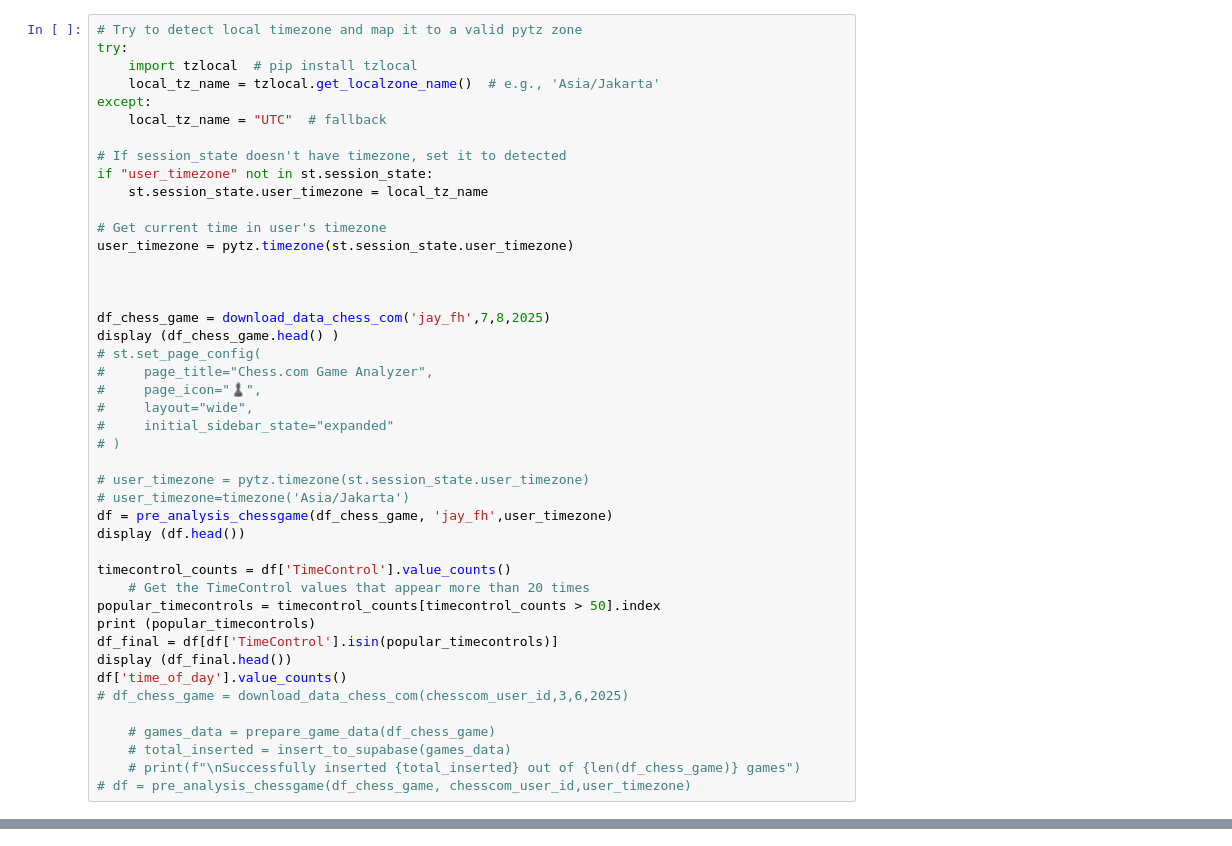
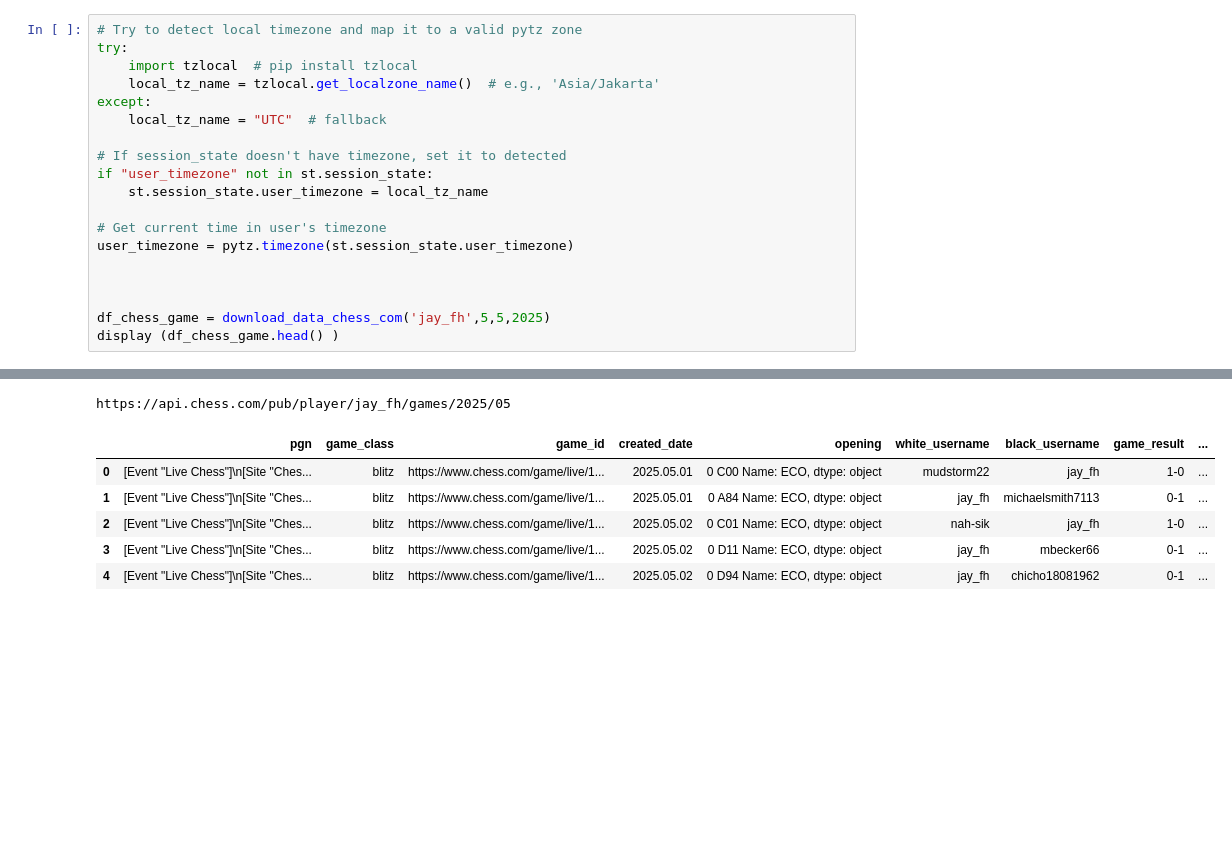
Before and after one commit to Jayfetra/streamlit_goodreads_app, a Jupyter notebook: chess_check.ipynb, the cells around one changed output, grey strips where cells are left out. Drawn from its saved outputs; the diff is of its cells as text; blank space fills up the shorter version.

```diff
--- a/chess_check.ipynb
+++ b/chess_check.ipynb
@@ -55,30 +75,6 @@ user_timezone = pytz.timezone(st.session_state.user_timezone)
 
 
 
-df_chess_game = download_data_chess_com('jay_fh',7,8,2025)
+df_chess_game = download_data_chess_com('jay_fh',5,5,2025)
 display (df_chess_game.head() )
-# st.set_page_config(
-#     page_title="Chess.com Game Analyzer",
-#     page_icon="♟️",
-#     layout="wide",
-#     initial_sidebar_state="expanded"
-# )
-
-# user_timezone = pytz.timezone(st.session_state.user_timezone)
-# user_timezone=timezone('Asia/Jakarta')
-df = pre_analysis_chessgame(df_chess_game, 'jay_fh',user_timezone)
-display (df.head())
-
-timecontrol_counts = df['TimeControl'].value_counts()
-    # Get the TimeControl values that appear more than 20 times
-popular_timecontrols = timecontrol_counts[timecontrol_counts > 50].index
-print (popular_timecontrols)
-df_final = df[df['TimeControl'].isin(popular_timecontrols)]
-display (df_final.head())
-df['time_of_day'].value_counts()
-# df_chess_game = download_data_chess_com(chesscom_user_id,3,6,2025)
-
-    # games_data = prepare_game_data(df_chess_game)
-    # total_inserted = insert_to_supabase(games_data)
-    # print(f"\nSuccessfully inserted {total_inserted} out of {len(df_chess_game)} games")
-# df = pre_analysis_chessgame(df_chess_game, chesscom_user_id,user_timezone)
+# %% [output]
@@ -85 +82,8 @@ df['time_of_day'].value_counts()
+https://api.chess.com/pub/player/jay_fh/games/2025/05
+|  | pgn | game_class | game_id | created_date | opening | white_username | black_username | game_result | ... |
+| 0 | [Event "Live Chess"]\n[Site "Ches... | blitz | https://www.chess.com/game/live/1... | 2025.05.01 | 0 C00 Name: ECO, dtype: object | mudstorm22 | jay_fh | 1-0 | ... |
+| 1 | [Event "Live Chess"]\n[Site "Ches... | blitz | https://www.chess.com/game/live/1... | 2025.05.01 | 0 A84 Name: ECO, dtype: object | jay_fh | michaelsmith7113 | 0-1 | ... |
+| 2 | [Event "Live Chess"]\n[Site "Ches... | blitz | https://www.chess.com/game/live/1... | 2025.05.02 | 0 C01 Name: ECO, dtype: object | nah-sik | jay_fh | 1-0 | ... |
+| 3 | [Event "Live Chess"]\n[Site "Ches... | blitz | https://www.chess.com/game/live/1... | 2025.05.02 | 0 D11 Name: ECO, dtype: object | jay_fh | mbecker66 | 0-1 | ... |
+| 4 | [Event "Live Chess"]\n[Site "Ches... | blitz | https://www.chess.com/game/live/1... | 2025.05.02 | 0 D94 Name: ECO, dtype: object | jay_fh | chicho18081962 | 0-1 | ... |
 # %%
```
Also changed, not shown: parts of 6 cells of this notebook, 5 other files.
